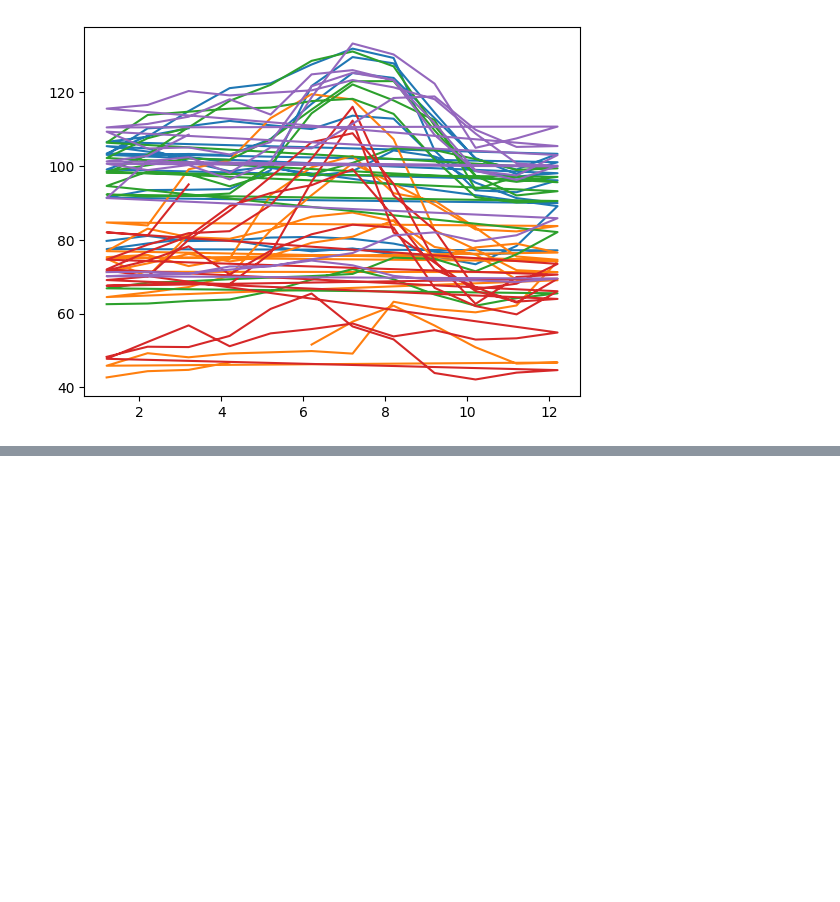
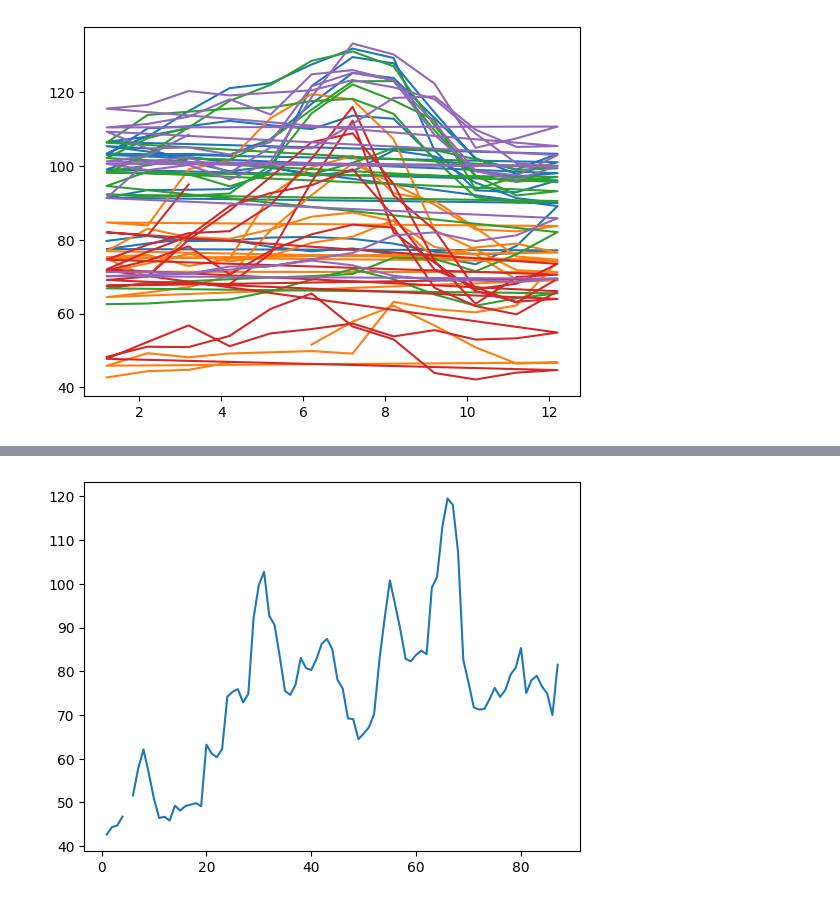
Before and after one commit to LejImkoaj/numpy-analisis-con-python, a Jupyter notebook: numpy.ipynb, the cells around one changed output, grey strips where cells are left out. Saved outputs shown, nothing was run; the diff lists cells and outputs as text; code cells hidden in the pictures; blank space fills up the shorter version.

```diff
--- a/numpy.ipynb
+++ b/numpy.ipynb
@@ -125,0 +137,10 @@ plt.plot(fechas,precios);
+# %%
+moscu = precios[:,0]
+kaliningrado = precios[:,1]
+petersburgo = precios[:,2]
+krasnodar = precios[:,3]
+ekaterimburgo = precios[:,4]
+# %%
+plt.plot(fechas, kaliningrado);
+# %% [output]
+[figure, added]
```
Also changed, not shown: parts of 3 cells of this notebook, 1 other file.
